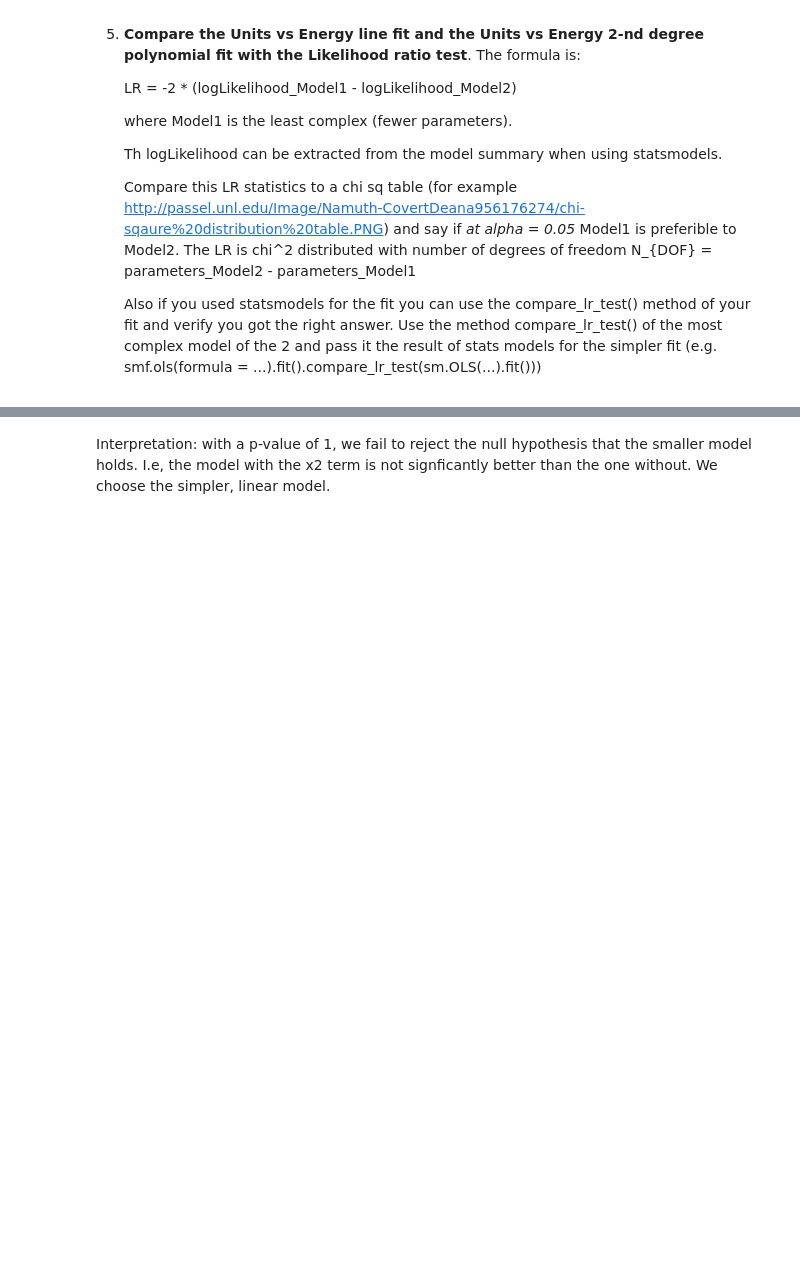
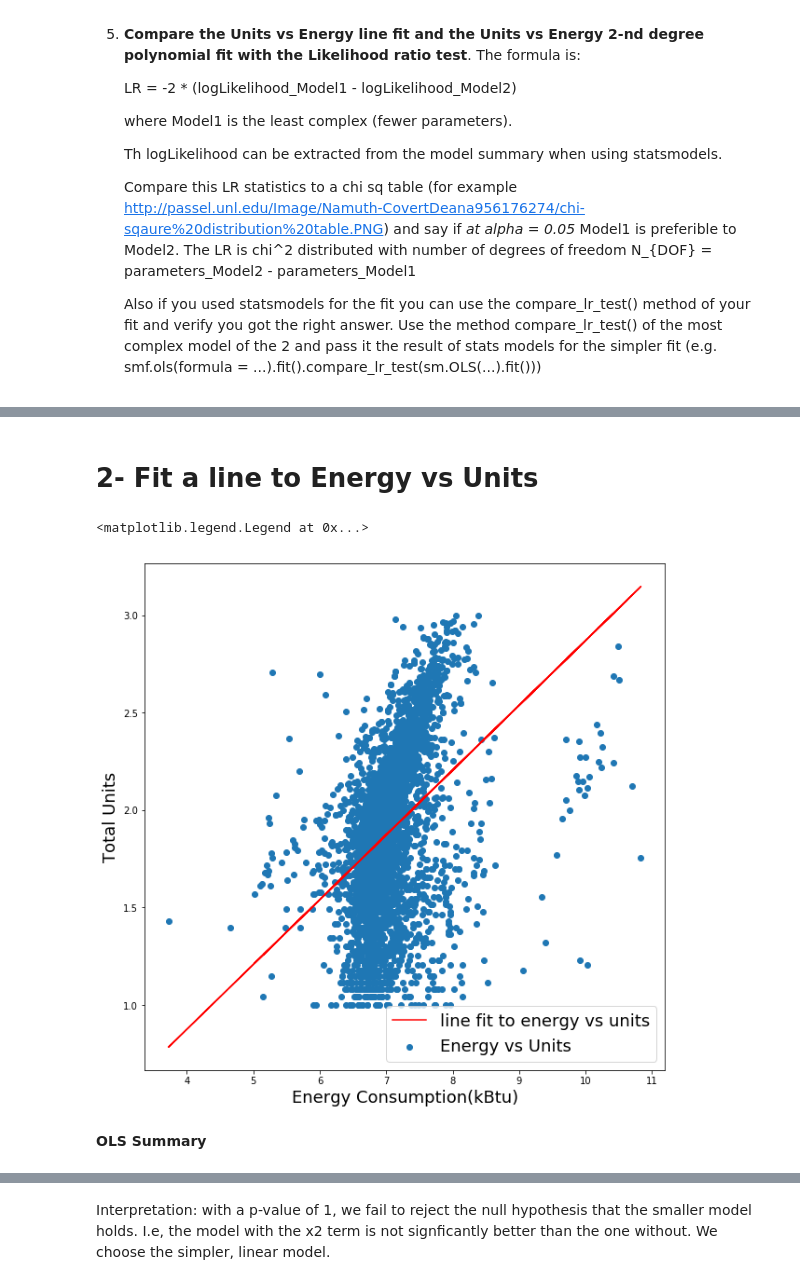
Before and after one commit to biabbiassago/PUI2017_bb1569, a Jupyter notebook: HW6_bb1569/assignment1_bb1569.ipynb, the cells around one changed output, grey strips where cells are left out. Saved outputs shown, nothing was run; the diff lists cells and outputs as text; code cells hidden in the pictures; blank space fills up the shorter version.

```diff
--- a/HW6_bb1569/assignment1.ipynb
+++ b/HW6_bb1569/assignment1_bb1569.ipynb
@@ -435,0 +393,30 @@ We cannot use log-likelihood ratio test since models are not nested
+# %% [markdown]
+# 2- Fit a line to Energy vs Units
+# %%
+# Here independent variable (X) is the total energy per building
+#Dependent variable(Y) is the number of units in building
+#I am taking logarithms of them below since I will fit a line in the log plot
+
+X2=np.log10(bblnrgdataCut['TotEnergy'])
+Y2=np.log10(bblnrgdataCut['UnitsTotal'])
+X2_ = sm.add_constant(X2)
+model = sm.OLS(Y2,X2_)
+results2 = model.fit()
+# %%
+# Figure size...
+pl.figure(figsize=(10,10))
+#First plot the data used to fit a model
+pl.scatter(X2, Y2, label='Energy vs Units')
+#Then plot the line fit with red color.
+pl.plot(X2, results2.predict(X2_), color='red', label = 'line fit to energy vs units')
+
+#Label the axes
+pl.ylabel('Total Units', fontsize = 18)
+pl.xlabel('Energy Consumption(kBtu)', fontsize = 18)
+#Put a legend in the best location
+pl.legend(loc='best', fontsize=18)
+# %% [output]
+<matplotlib.legend.Legend at 0x...>
+[figure, added]
+# %% [markdown]
+**OLS Summary**
```
Also changed, not shown: parts of 44 cells of this notebook.
